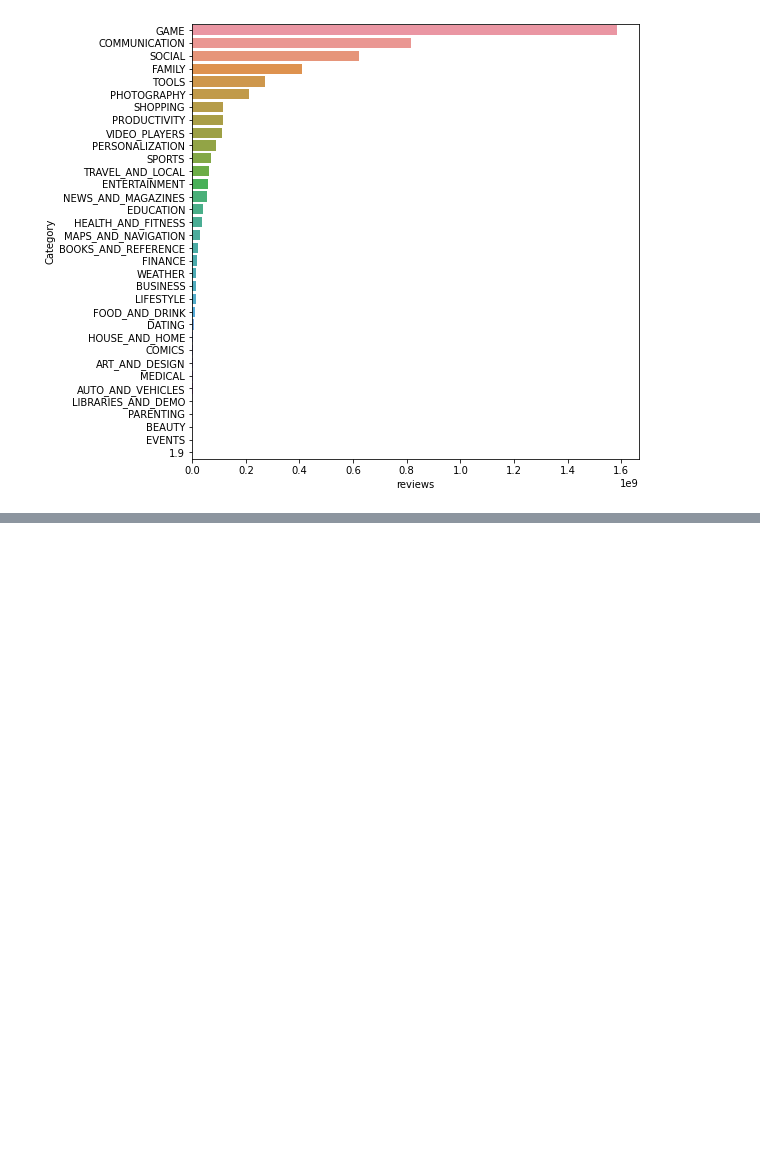
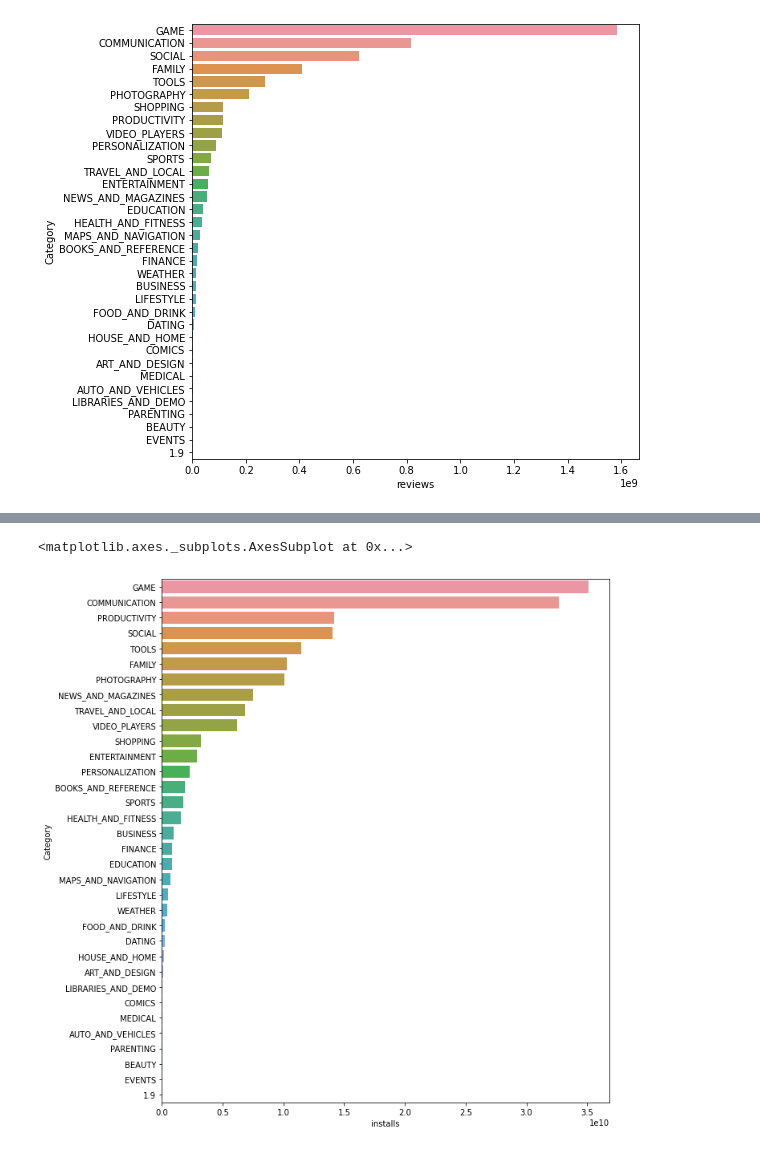
Before and after one commit to madhulika-1990/-EDA-on-Playstore-review-, a Jupyter notebook: Play_Store_App_Review_Analysis_Capstone_Project.ipynb, the cells around one changed output, grey strips where cells are left out. Saved outputs shown, nothing was run; the diff lists cells and outputs as text; code cells hidden in the pictures; blank space fills up the shorter version.

```diff
--- a/Play_Store_App_Review_Analysis_Capstone_Project.ipynb
+++ b/Play_Store_App_Review_Analysis_Capstone_Project.ipynb
@@ -298,0 +367,8 @@ sns.barplot(x=sum_rew, y=sum_rew.index, data=df_data)
+# %%
+# Total Installs
+plt.figure(figsize=(10,12))
+sum_inst = df_data.groupby(['Category'])['installs'].sum().sort_values(ascending=False)
+sns.barplot(x=sum_inst, y=sum_inst.index, data=df_data)
+# %% [output]
+<matplotlib.axes._subplots.AxesSubplot at 0x...>
+[figure, added]
```
Also changed, not shown: parts of 10 cells of this notebook.
